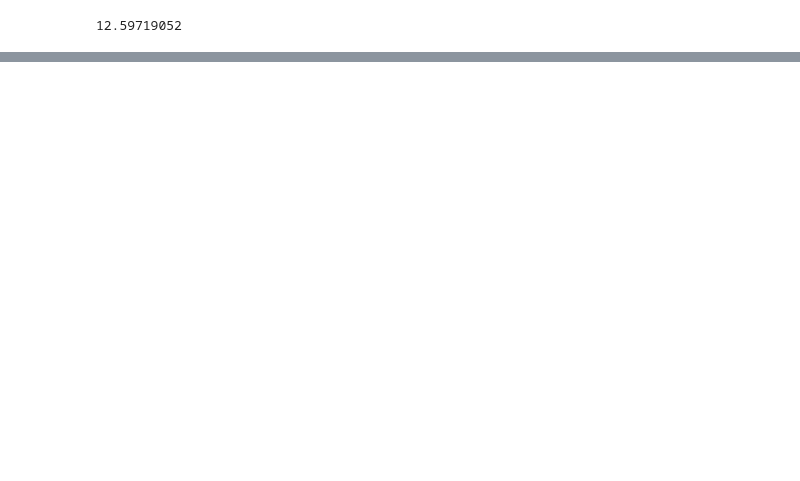
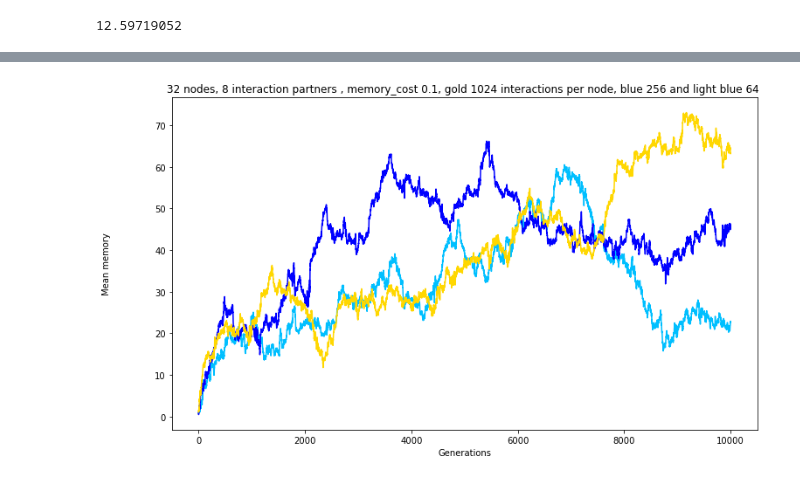
Before and after one commit to aprili1u/bash_script, a Jupyter notebook: graph_plots.ipynb, the cells around one changed output, grey strips where cells are left out. Cells and saved outputs as stored; diff of their text form; code cells hidden in the pictures; blank space fills up the shorter version.

```diff
--- a/graph_plots.ipynb
+++ b/graph_plots.ipynb
@@ -36,0 +37,4 @@ plot(1,2,1,'Mean_Memory','title')
+# %%
+plot(0,1,2,'Mean_Memory','32 nodes, 8 interaction partners , memory_cost 0.1, gold 1024 interactions per node, blue 256 and light blue 64 ')
+# %% [output]
+[figure, added]
```
Also changed, not shown: parts of 12 cells of this notebook, 2 other files.
